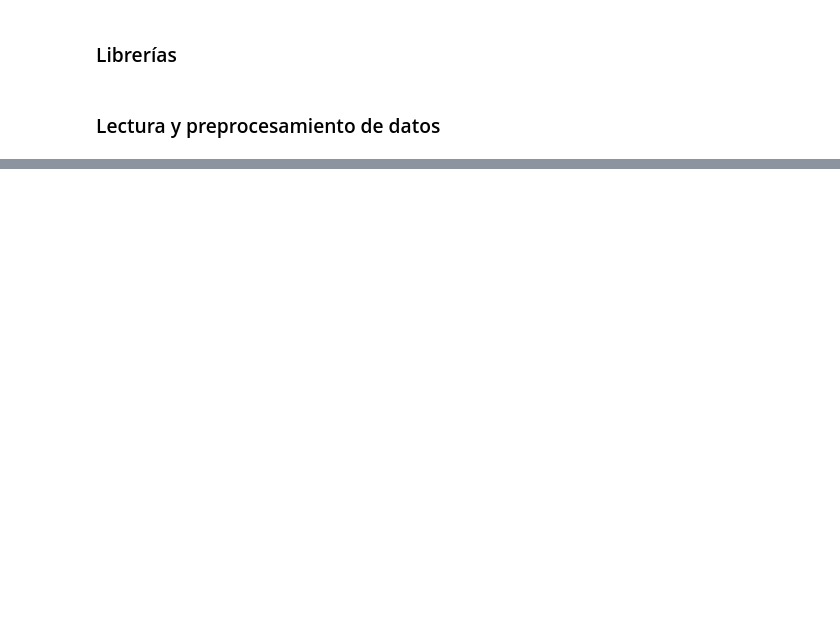
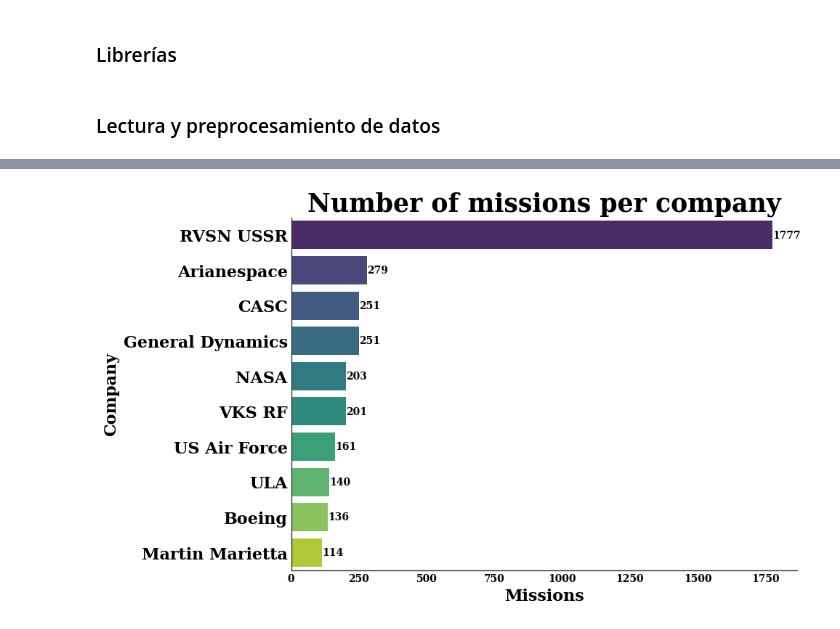
Before and after one commit to pablocarmona1527/Data_analyst, a Jupyter notebook: space_missions.ipynb, the cells around one changed output, grey strips where cells are left out. Saved outputs shown, nothing was run; the diff lists cells and outputs as text; code cells hidden in the pictures; blank space fills up the shorter version.

```diff
--- a/space_missions.ipynb
+++ b/space_missions.ipynb
@@ -66,0 +127,19 @@ df = df.sort_values('date').reset_index(drop=True)
+# %%
+##Misiones por compañía
+
+top_10_companies = df['company'].value_counts(sort=True).head(10).reset_index()
+
+fig, ax = plt.subplots(figsize=(8,6))
+
+sns.barplot(data=top_10_companies,y='company',x='count',hue='company',palette='viridis')
+
+ax.set_title('Number of missions per company')
+ax.set_ylabel('Company')
+ax.set_xlabel('Missions')
+ax.spines[['top','right']].set_visible(False)
+
+##Etiquetas
+for i, valor in enumerate(top_10_companies['count']):
+    plt.text(valor + 0.5, i, str(valor), va='center', ha='left',fontsize=10)
+# %% [output]
+[figure, added]
```
Also changed, not shown: parts of 14 cells of this notebook.
